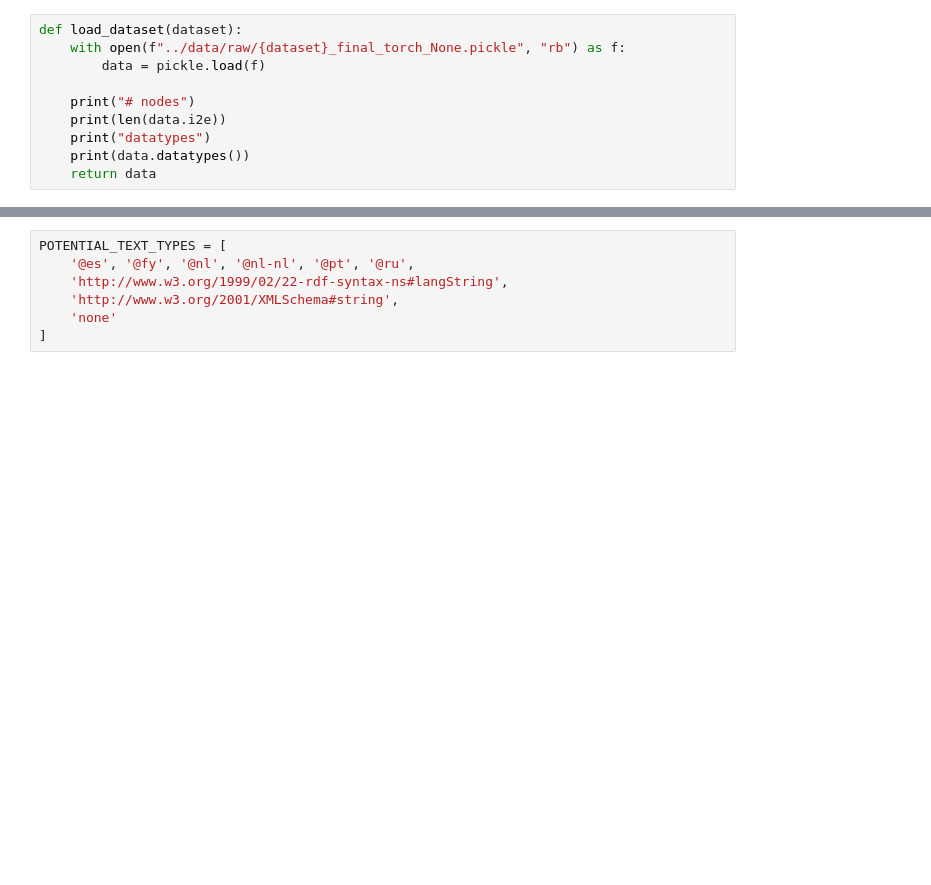
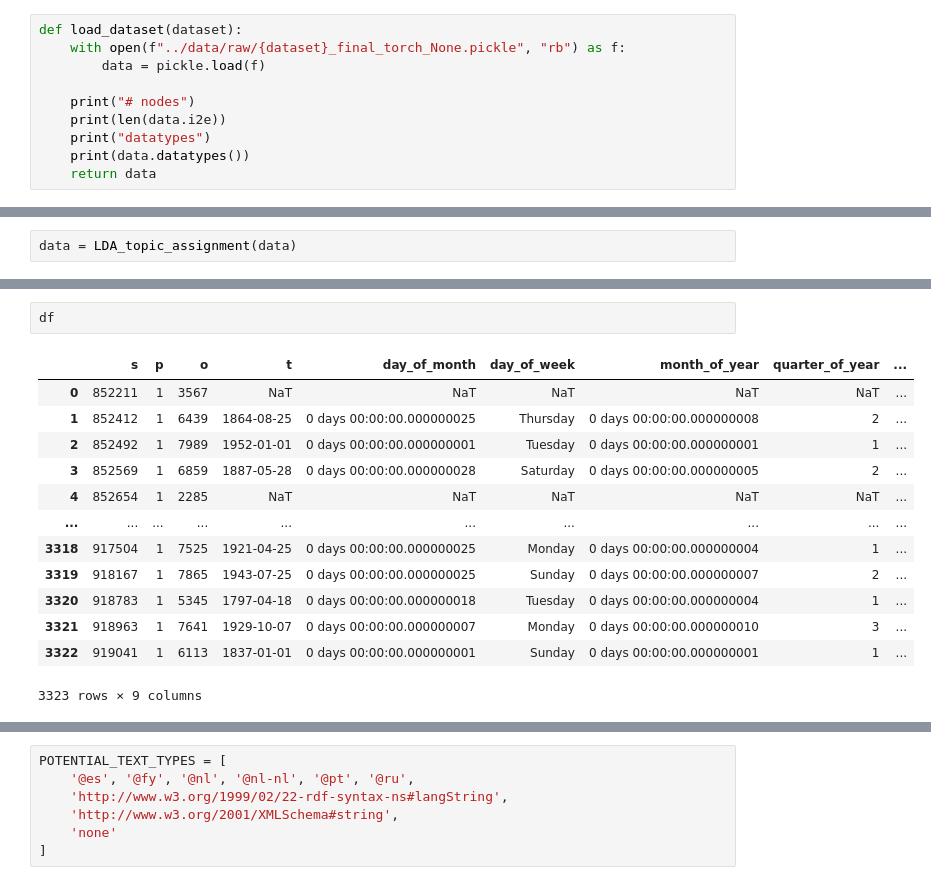
Before and after one commit to ArcNoctris/kg_literal_preprocessing, a Jupyter notebook: notebooks/LDA.ipynb, the cells around one changed output, grey strips where cells are left out. Drawn from its saved outputs; the diff is of its cells as text; blank space fills up the shorter version.

```diff
--- a/notebooks/LDA.ipynb
+++ b/notebooks/LDA.ipynb
@@ -27,0 +31,2 @@ datatypes
+# %%
+data = LDA_topic_assignment(data)
@@ -27,0 +248,16 @@ datatypes
+# %%
+df
+# %% [output]
+|  | s | p | o | t | day_of_month | day_of_week | month_of_year | quarter_of_year | ... |
+| 0 | 852211 | 1 | 3567 | NaT | NaT | NaT | NaT | NaT | ... |
+| 1 | 852412 | 1 | 6439 | 1864-08-25 | 0 days 00:00:00.000000025 | Thursday | 0 days 00:00:00.000000008 | 2 | ... |
+| 2 | 852492 | 1 | 7989 | 1952-01-01 | 0 days 00:00:00.000000001 | Tuesday | 0 days 00:00:00.000000001 | 1 | ... |
+| 3 | 852569 | 1 | 6859 | 1887-05-28 | 0 days 00:00:00.000000028 | Saturday | 0 days 00:00:00.000000005 | 2 | ... |
+| 4 | 852654 | 1 | 2285 | NaT | NaT | NaT | NaT | NaT | ... |
+| ... | ... | ... | ... | ... | ... | ... | ... | ... | ... |
+| 3318 | 917504 | 1 | 7525 | 1921-04-25 | 0 days 00:00:00.000000025 | Monday | 0 days 00:00:00.000000004 | 1 | ... |
+| 3319 | 918167 | 1 | 7865 | 1943-07-25 | 0 days 00:00:00.000000025 | Sunday | 0 days 00:00:00.000000007 | 2 | ... |
+| 3320 | 918783 | 1 | 5345 | 1797-04-18 | 0 days 00:00:00.000000018 | Tuesday | 0 days 00:00:00.000000004 | 1 | ... |
+| 3321 | 918963 | 1 | 7641 | 1929-10-07 | 0 days 00:00:00.000000007 | Monday | 0 days 00:00:00.000000010 | 3 | ... |
+| 3322 | 919041 | 1 | 6113 | 1837-01-01 | 0 days 00:00:00.000000001 | Sunday | 0 days 00:00:00.000000001 | 1 | ... |
+3323 rows × 9 columns
```
Also changed, not shown: parts of 59 cells of this notebook, 20 other files.
